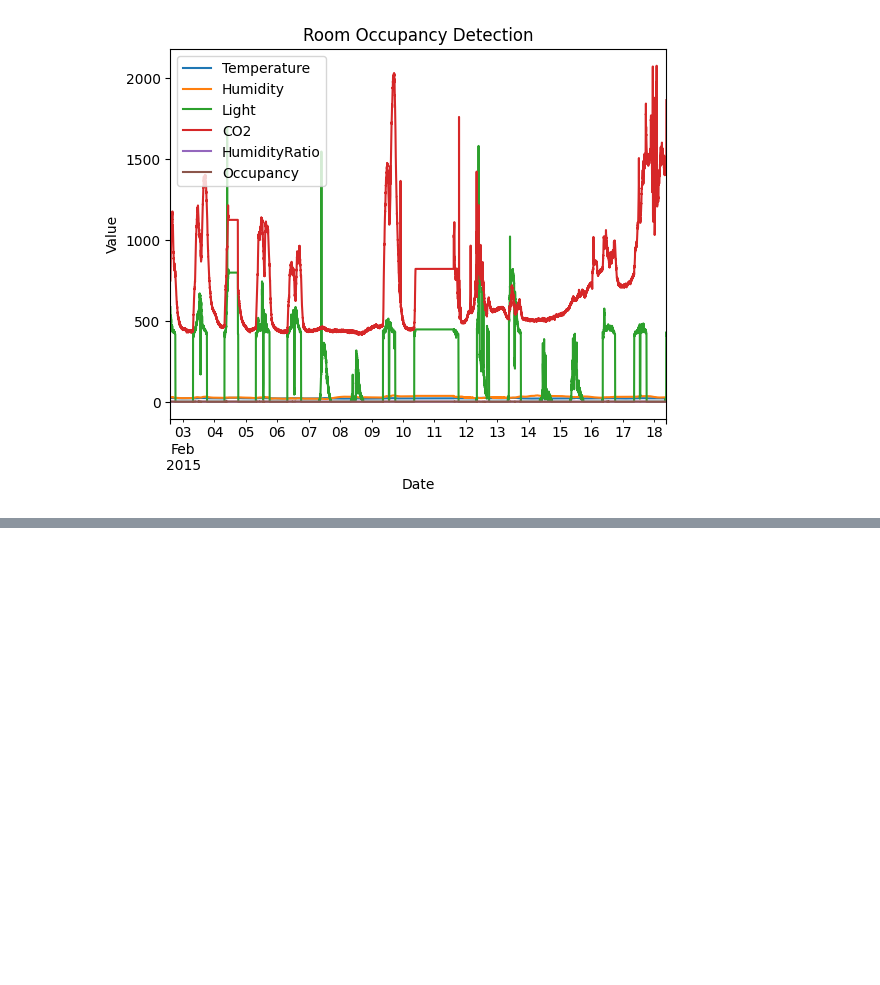
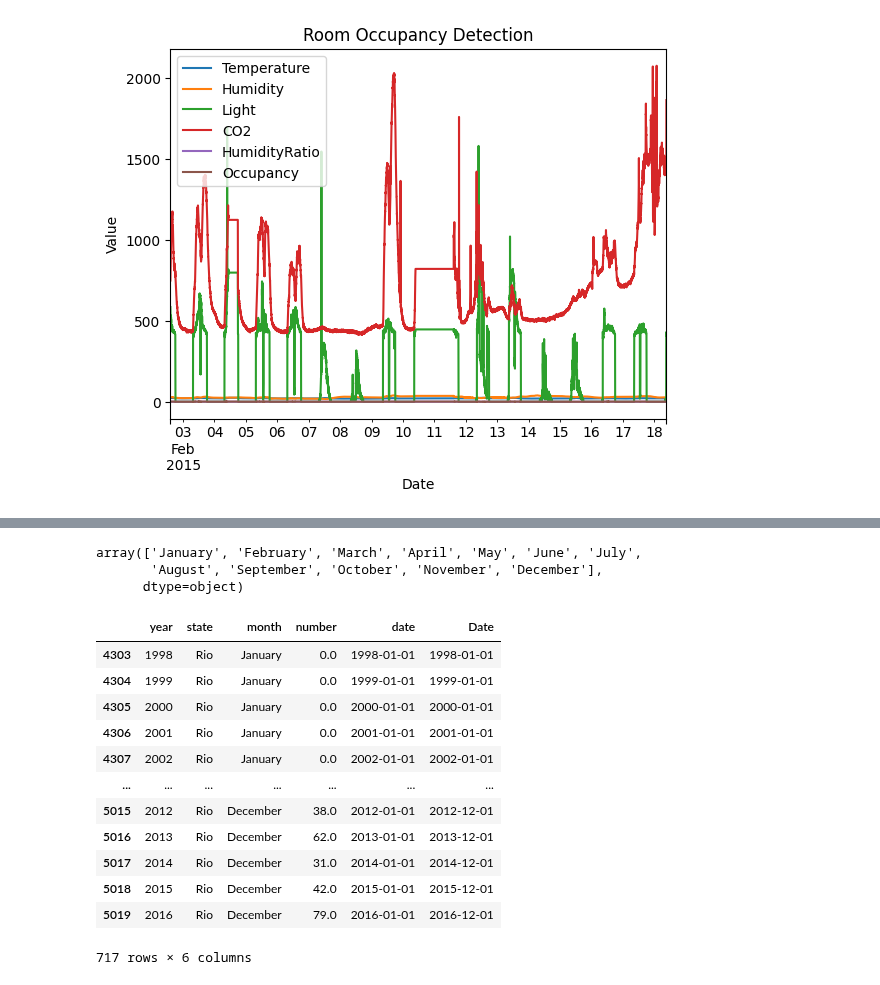
Before and after one commit to MiguelLoureiro98/timecave, a Jupyter notebook: experiments/data_preprocessing_cont.ipynb, the cells around one changed output, grey strips where cells are left out. Saved outputs shown, nothing was run; the diff lists cells and outputs as text; code cells hidden in the pictures; blank space fills up the shorter version.

```diff
--- a/experiments/data_preprocessing_cont.ipynb
+++ b/experiments/data_preprocessing_cont.ipynb
@@ -175,0 +219,31 @@ room_occupancy_detection.to_csv("C:/Users/User/Desktop/Project_repos/timecave/ti
+# %%
+meses = ["Janeiro", "Fevereiro", "Março", "Abril", "Maio", "Junho", "Julho", "Agosto", "Setembro", "Outubro", "Novembro", "Dezembro"];
+months = ["January", "February", "March", "April", "May", "June", "July", "August", "September", "October", "November", "December"];
+# %%
+fires_data = fires_data.replace(to_replace=meses, value=months);
+# %%
+fires_data["Date"] = fires_data["month"] + "-" + fires_data["year"].astype(str);
+# %%
+fires_data["month"].unique()
+# %% [output]
+array(['January', 'February', 'March', 'April', 'May', 'June', 'July',
+       'August', 'September', 'October', 'November', 'December'],
+      dtype=object)
+# %%
+fires_data["Date"] = pd.to_datetime(fires_data["Date"], format="%B-%Y");
+# %%
+fires_data
+# %% [output]
+|  | year | state | month | number | date | Date |
+| 4303 | 1998 | Rio | January | 0.0 | 1998-01-01 | 1998-01-01 |
+| 4304 | 1999 | Rio | January | 0.0 | 1999-01-01 | 1999-01-01 |
+| 4305 | 2000 | Rio | January | 0.0 | 2000-01-01 | 2000-01-01 |
+| 4306 | 2001 | Rio | January | 0.0 | 2001-01-01 | 2001-01-01 |
+| 4307 | 2002 | Rio | January | 0.0 | 2002-01-01 | 2002-01-01 |
+| ... | ... | ... | ... | ... | ... | ... |
+| 5015 | 2012 | Rio | December | 38.0 | 2012-01-01 | 2012-12-01 |
+| 5016 | 2013 | Rio | December | 62.0 | 2013-01-01 | 2013-12-01 |
+| 5017 | 2014 | Rio | December | 31.0 | 2014-01-01 | 2014-12-01 |
+| 5018 | 2015 | Rio | December | 42.0 | 2015-01-01 | 2015-12-01 |
+| 5019 | 2016 | Rio | December | 79.0 | 2016-01-01 | 2016-12-01 |
+717 rows × 6 columns
```
Also changed, not shown: parts of 30 cells of this notebook, 2 other files.
